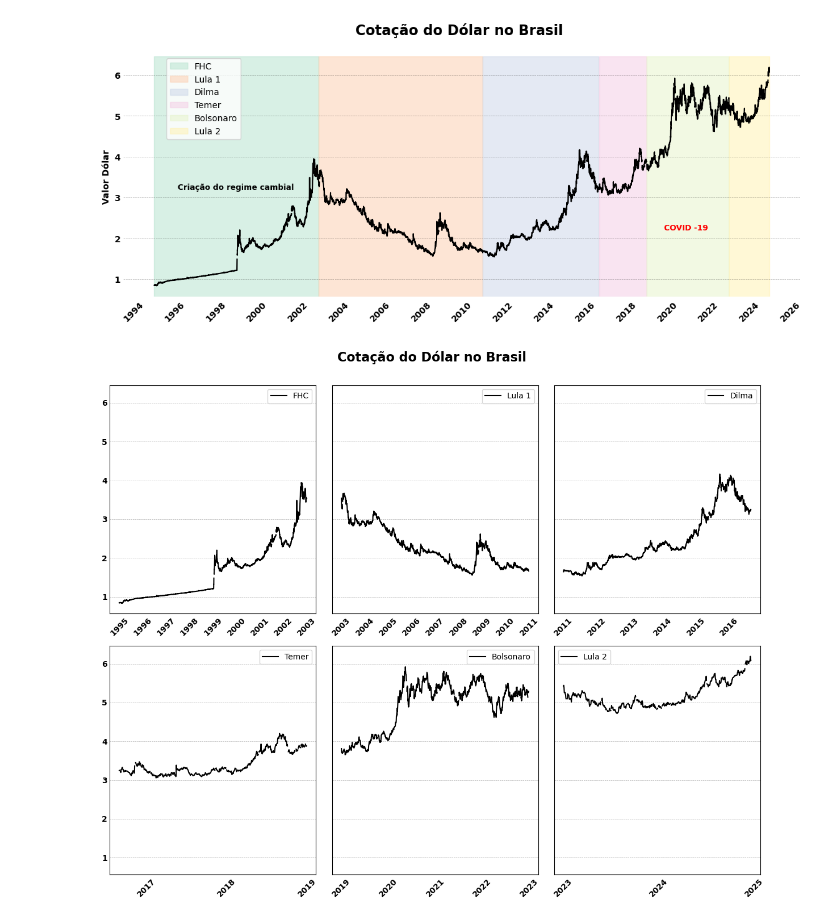
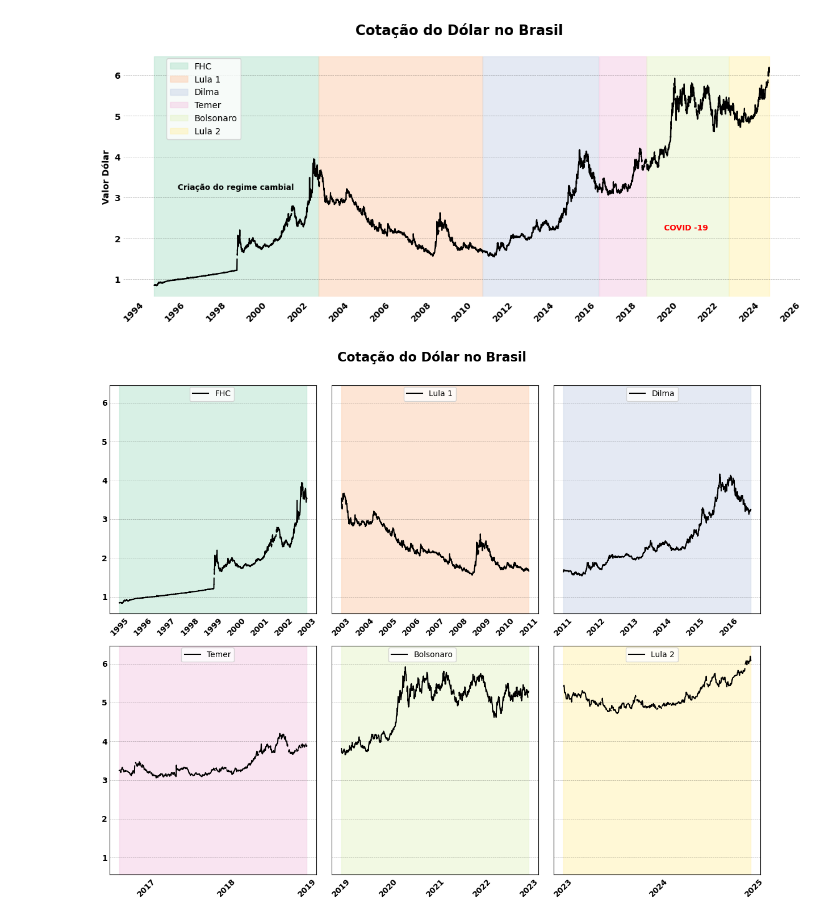
Before and after one commit to VieiraJulio/Dollar-Exchange-Rates-by-Brazilian-Government-API, a Jupyter notebook: API FRED - Presidentes.ipynb, the cells around one changed output. Drawn from its saved outputs; the diff is of its cells as text; code cells hidden in the pictures.

```diff
--- a/API FRED - Presidentes.ipynb
+++ b/API FRED - Presidentes.ipynb
@@ -315,32 +315,34 @@ mosaico = 'ABC;DEF'
 
 fig = plt.figure(figsize =(12,10), tight_layout = True)
 axs = fig.subplot_mosaic(mosaico, sharey = True)
 
 
 for i, presidente in enumerate(presidentes):
 
     df_presidente = df_dolar_final.loc[presidentes[presidente][0] : presidentes[presidente][1]]
     mosaico_novo = mosaico.replace(';', '')
     axs[mosaico_novo[i]].plot(df_presidente.index, df_presidente['value'], label = presidente, color = 'black')
 
-    axs[mosaico_novo[i]].legend()
+    axs[mosaico_novo[i]].axvspan(presidentes[presidente][0], presidentes[presidente][1], color = cores[i], alpha = 0.5)
+
+    axs[mosaico_novo[i]].legend(loc = 'upper right', bbox_to_anchor=(0.62, 1.01))
 
     axs[mosaico_novo[i]].xaxis.set_tick_params(rotation = 45)
     axs[mosaico_novo[i]].xaxis.set_major_locator(YearLocator(1))
     axs[mosaico_novo[i]].tick_params(axis = 'both', length = 0)
 
     axs[mosaico_novo[i]].grid(linestyle = '--', linewidth = 0.5, color = 'black', alpha = 0.3, axis = 'y')
 
     for label in axs[mosaico_novo[i]].get_xticklabels():
         label.set_fontweight('bold')
 
     for label in axs[mosaico_novo[i]].get_yticklabels():
         label.set_fontweight('bold')
 
 
 
 fig.suptitle('Cotação do Dólar no Brasil \n', color = 'black', fontsize = 16, fontweight = 'bold')
 
 plt.show()
 # %% [output]
-[figure, old version]
+[figure, new version]
```
